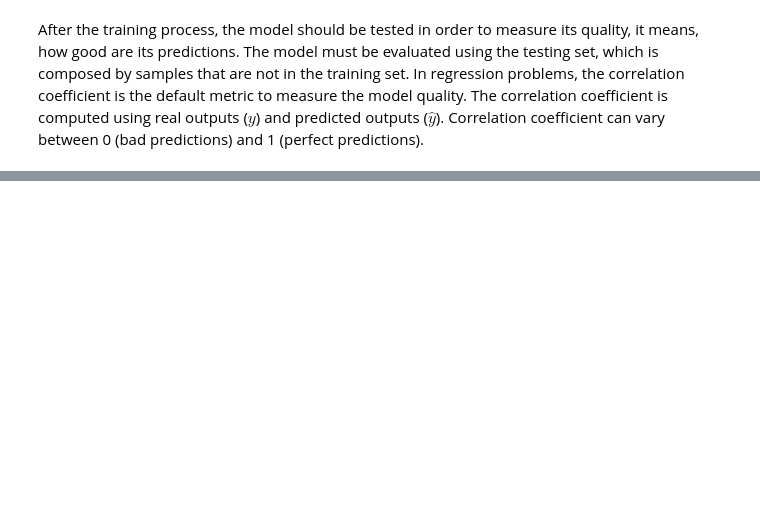
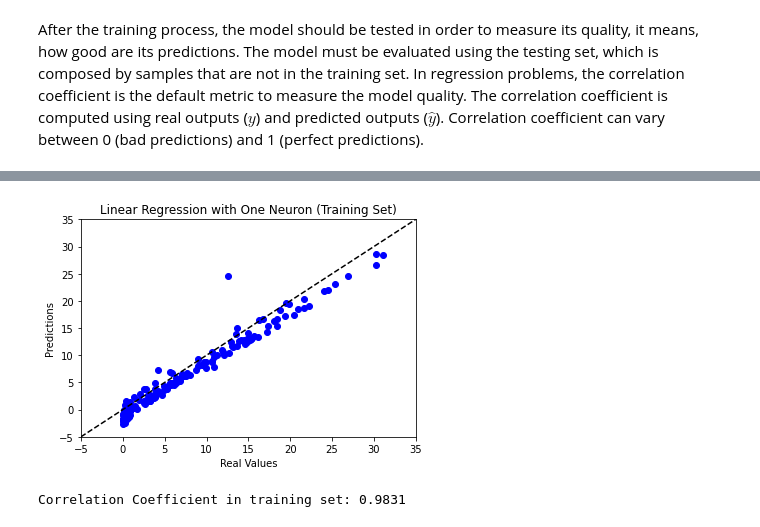
Before and after one commit to Sandrocamargo/deep-learning, a Jupyter notebook: dl_class03_LinearRegressionSingleNeuron.ipynb, the cells around one changed output, grey strips where cells are left out. Drawn from its saved outputs; the diff is of its cells as text; code cells hidden in the pictures; blank space fills up the shorter version.

```diff
--- a/dl_class03_LinearRegressionSingleNeuron.ipynb
+++ b/dl_class03_LinearRegressionSingleNeuron.ipynb
@@ -225,20 +225,16 @@ print("Correlation Coefficient in testing set: %.4f" % np.corrcoef(test_predicti
 # %%
 train_predictions = model.predict(train_x).flatten() # predict radom activities with the built linear regression model
-fig = plt.figure()
-ax = fig.add_subplot(111)
 
 plt.scatter(train_y, train_predictions, marker = 'o', c = 'blue')
 plt.plot([-5,35], [-5,35], color = 'black', ls = '--')
-
 plt.ylabel('Predictions')
 plt.xlabel('Real Values')
 plt.title('Linear Regression with One Neuron (Training Set)')
-
 plt.ylim(-5, 35)
 plt.xlim(-5, 35)
-
 plt.axis(True)
 plt.show()
 
 output = pd.DataFrame.to_numpy(train_y, copy=True)
 print("Correlation Coefficient in training set: %.4f" % np.corrcoef(train_predictions, np.transpose(output))[0,1])
+# %% [output]
@@ -244,0 +242,2 @@ print("Correlation Coefficient in training set: %.4f" % np.corrcoef(train_predic
+[figure, added]
+Correlation Coefficient in training set: 0.9831
```
Also changed, not shown: parts of 7 cells of this notebook, 2 other files.
